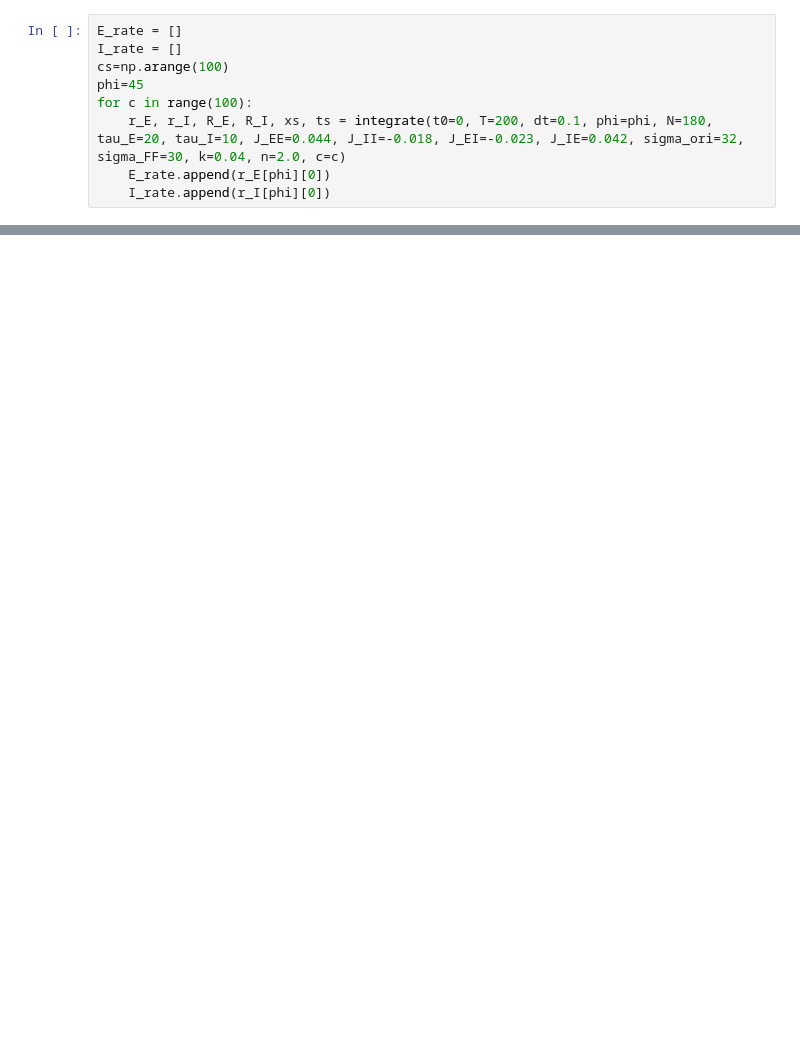
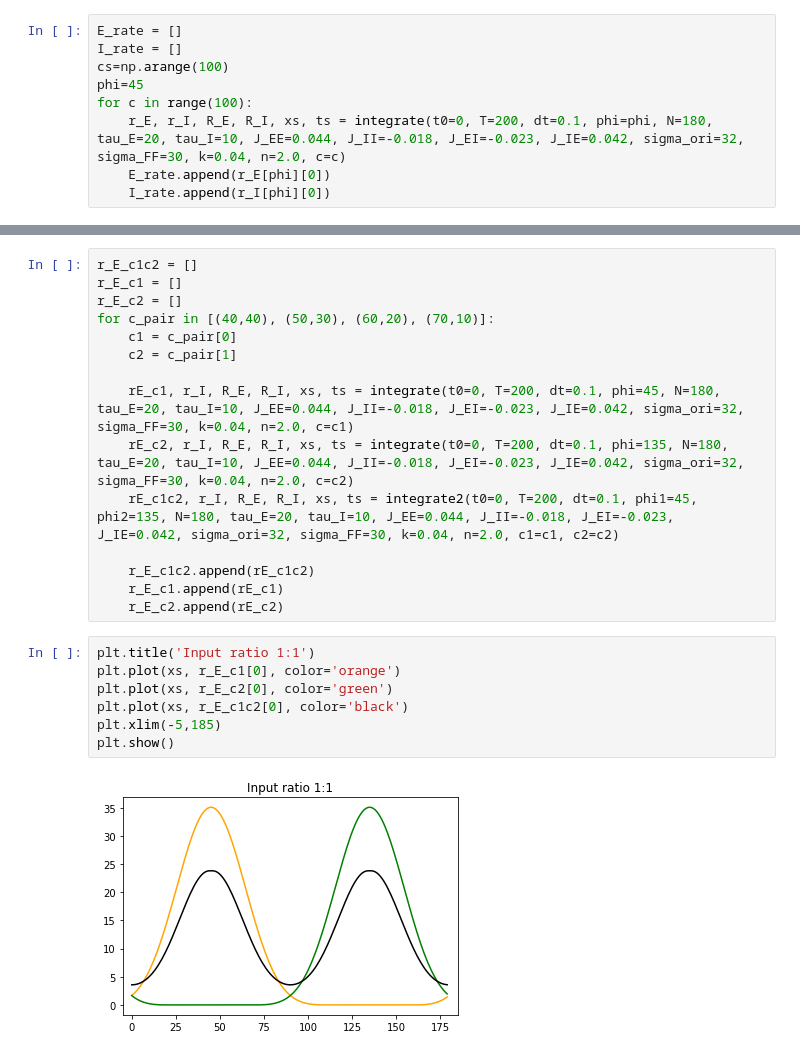
Before and after one commit to alexnegron/SCGB-Fellowship, a Jupyter notebook: Model from Rubin paper.ipynb, the cells around one changed output, grey strips where cells are left out. Cells and saved outputs as stored; diff of their text form; blank space fills up the shorter version.

```diff
--- a/Model from Rubin paper.ipynb
+++ b/Model from Rubin paper.ipynb
@@ -162,0 +206,24 @@ plt.show()
+# %%
+r_E_c1c2 = []
+r_E_c1 = []
+r_E_c2 = []
+for c_pair in [(40,40), (50,30), (60,20), (70,10)]:
+    c1 = c_pair[0]
+    c2 = c_pair[1]
+
+    rE_c1, r_I, R_E, R_I, xs, ts = integrate(t0=0, T=200, dt=0.1, phi=45, N=180, tau_E=20, tau_I=10, J_EE=0.044, J_II=-0.018, J_EI=-0.023, J_IE=0.042, sigma_ori=32, sigma_FF=30, k=0.04, n=2.0, c=c1)
+    rE_c2, r_I, R_E, R_I, xs, ts = integrate(t0=0, T=200, dt=0.1, phi=135, N=180, tau_E=20, tau_I=10, J_EE=0.044, J_II=-0.018, J_EI=-0.023, J_IE=0.042, sigma_ori=32, sigma_FF=30, k=0.04, n=2.0, c=c2)
+    rE_c1c2, r_I, R_E, R_I, xs, ts = integrate2(t0=0, T=200, dt=0.1, phi1=45, phi2=135, N=180, tau_E=20, tau_I=10, J_EE=0.044, J_II=-0.018, J_EI=-0.023, J_IE=0.042, sigma_ori=32, sigma_FF=30, k=0.04, n=2.0, c1=c1, c2=c2)
+
+    r_E_c1c2.append(rE_c1c2)
+    r_E_c1.append(rE_c1)
+    r_E_c2.append(rE_c2)
+# %%
+plt.title('Input ratio 1:1')
+plt.plot(xs, r_E_c1[0], color='orange')
+plt.plot(xs, r_E_c2[0], color='green')
+plt.plot(xs, r_E_c1c2[0], color='black')
+plt.xlim(-5,185)
+plt.show()
+# %% [output]
+[figure, added]
```
Also changed, not shown: parts of 10 cells of this notebook.
